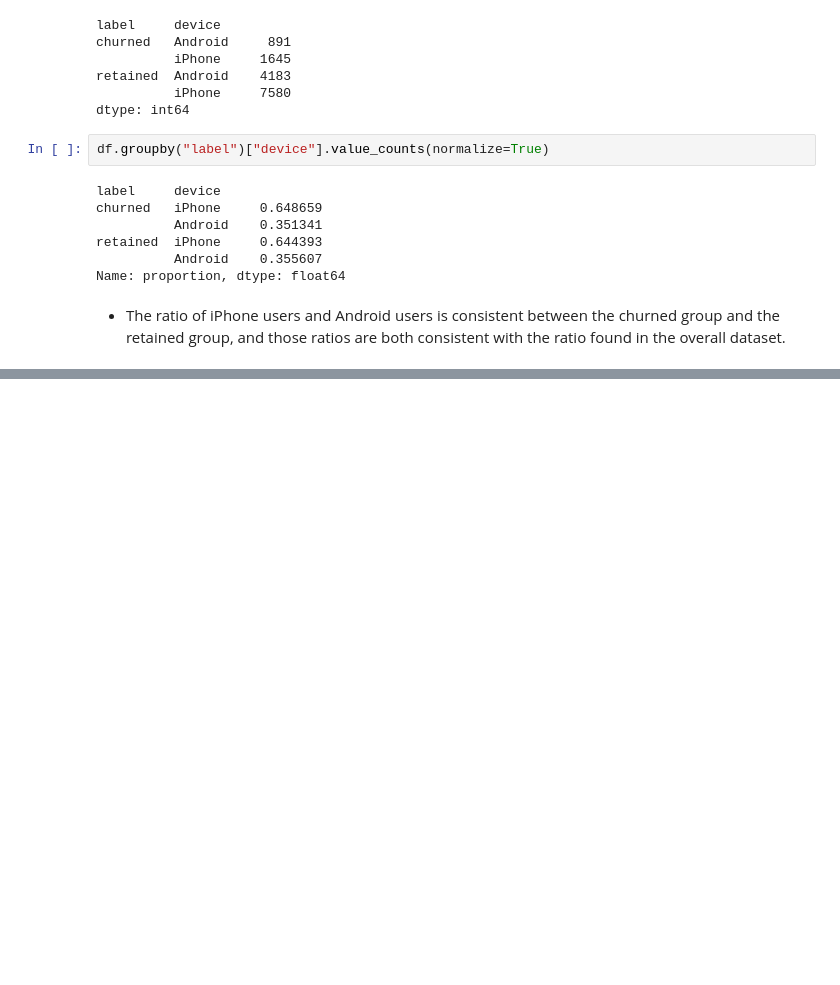
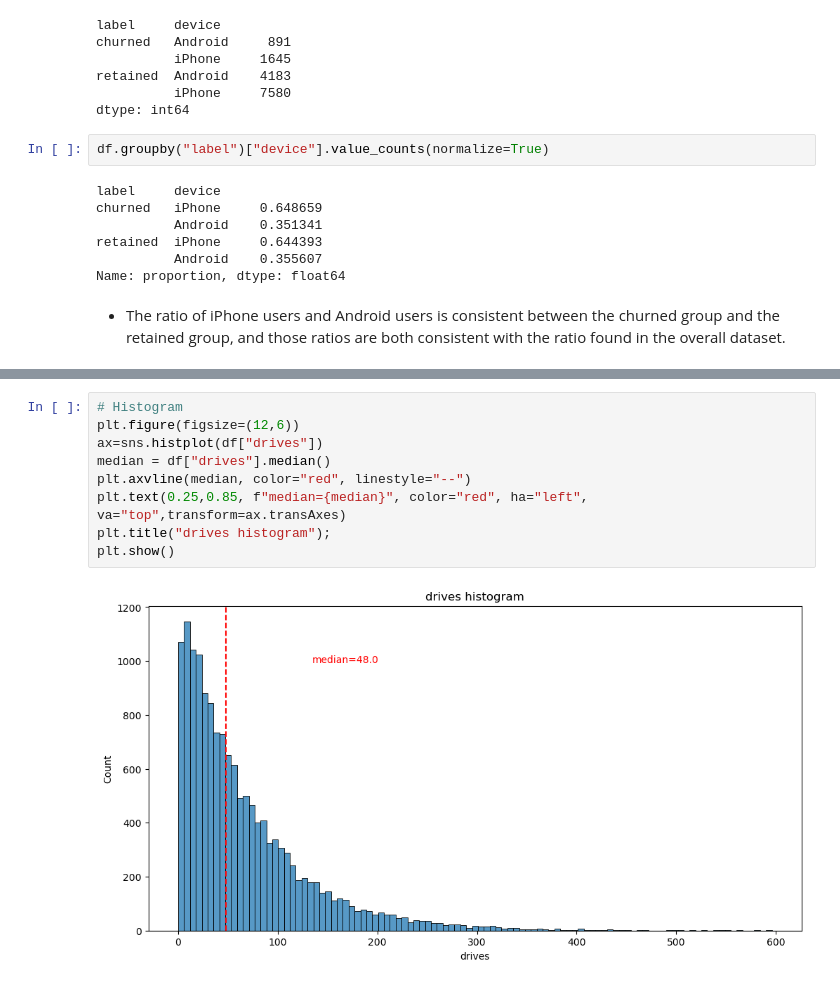
Before and after one commit to emirhansilsupur/waze-churn-prediction-project, a Jupyter notebook: waze_data_analysis.ipynb, the cells around one changed output, grey strips where cells are left out. Cells and saved outputs as stored; diff of their text form; blank space fills up the shorter version.

```diff
--- a/waze_data_analysis.ipynb
+++ b/waze_data_analysis.ipynb
@@ -219,0 +393,11 @@ Name: proportion, dtype: float64
+# %%
+# Histogram
+plt.figure(figsize=(12,6))
+ax=sns.histplot(df["drives"])
+median = df["drives"].median()
+plt.axvline(median, color="red", linestyle="--")
+plt.text(0.25,0.85, f"median={median}", color="red", ha="left", va="top",transform=ax.transAxes)
+plt.title("drives histogram");
+plt.show()
+# %% [output]
+[figure, added]
```
Also changed, not shown: parts of 98 cells of this notebook.
